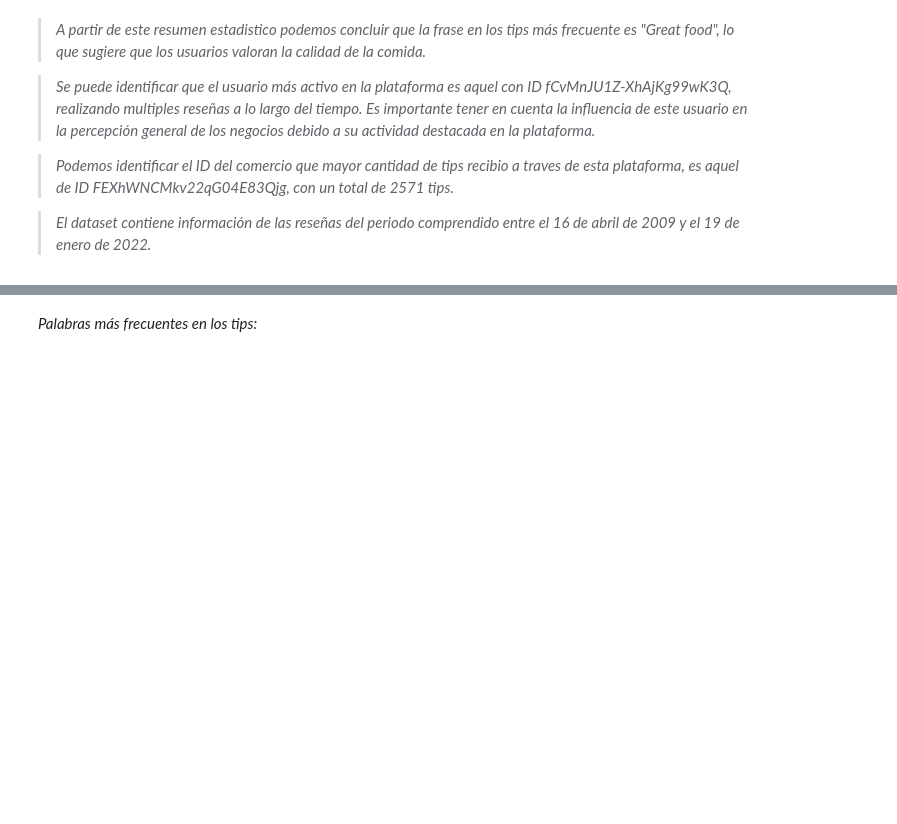
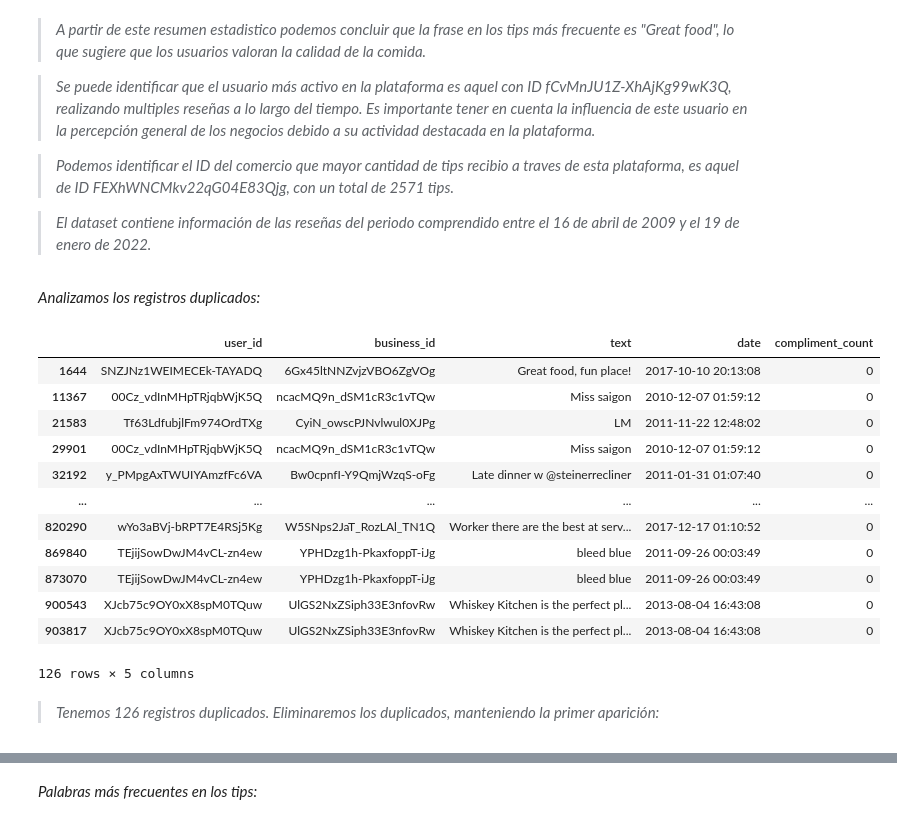
Before and after one commit to MiliTrres/PF_Reviews-Recommendation_Henry, a Jupyter notebook: EDA.ipynb, the cells around one changed output, grey strips where cells are left out. Cells and saved outputs as stored; diff of their text form; code cells hidden in the pictures; blank space fills up the shorter version.

```diff
--- a/EDA.ipynb
+++ b/EDA.ipynb
@@ -530,3 +532,23 @@ df_tip.describe(include='all')
 > *Podemos identificar el ID del comercio que mayor cantidad de tips recibio a traves de esta plataforma, es aquel de ID FEXhWNCMkv22qG04E83Qjg, con un total de 2571 tips.*
 
 > *El dataset contiene información de las reseñas del periodo comprendido entre el 16 de abril de 2009 y el 19 de enero de 2022.*
+# %% [markdown]
+*Analizamos los registros duplicados:*
+# %%
+ut.registros_duplicados(df_tip)
+# %% [output]
+|  | user_id | business_id | text | date | compliment_count |
+| 1644 | SNZJNz1WEIMECEk-TAYADQ | 6Gx45ltNNZvjzVBO6ZgVOg | Great food, fun place! | 2017-10-10 20:13:08 | 0 |
+| 11367 | 00Cz_vdInMHpTRjqbWjK5Q | ncacMQ9n_dSM1cR3c1vTQw | Miss saigon | 2010-12-07 01:59:12 | 0 |
+| 21583 | Tf63LdfubjlFm974OrdTXg | CyiN_owscPJNvlwul0XJPg | LM | 2011-11-22 12:48:02 | 0 |
+| 29901 | 00Cz_vdInMHpTRjqbWjK5Q | ncacMQ9n_dSM1cR3c1vTQw | Miss saigon | 2010-12-07 01:59:12 | 0 |
+| 32192 | y_PMpgAxTWUIYAmzfFc6VA | Bw0cpnfI-Y9QmjWzqS-oFg | Late dinner w @steinerrecliner | 2011-01-31 01:07:40 | 0 |
+| ... | ... | ... | ... | ... | ... |
+| 820290 | wYo3aBVj-bRPT7E4RSj5Kg | W5SNps2JaT_RozLAl_TN1Q | Worker there are the best at serv... | 2017-12-17 01:10:52 | 0 |
+| 869840 | TEjijSowDwJM4vCL-zn4ew | YPHDzg1h-PkaxfoppT-iJg | bleed blue | 2011-09-26 00:03:49 | 0 |
+| 873070 | TEjijSowDwJM4vCL-zn4ew | YPHDzg1h-PkaxfoppT-iJg | bleed blue | 2011-09-26 00:03:49 | 0 |
+| 900543 | XJcb75c9OY0xX8spM0TQuw | UlGS2NxZSiph33E3nfovRw | Whiskey Kitchen is the perfect pl... | 2013-08-04 16:43:08 | 0 |
+| 903817 | XJcb75c9OY0xX8spM0TQuw | UlGS2NxZSiph33E3nfovRw | Whiskey Kitchen is the perfect pl... | 2013-08-04 16:43:08 | 0 |
+126 rows × 5 columns
+# %% [markdown]
+> *Tenemos 126 registros duplicados. Eliminaremos los duplicados, manteniendo la primer aparición:*
```
Also changed, not shown: parts of 59 cells of this notebook.
